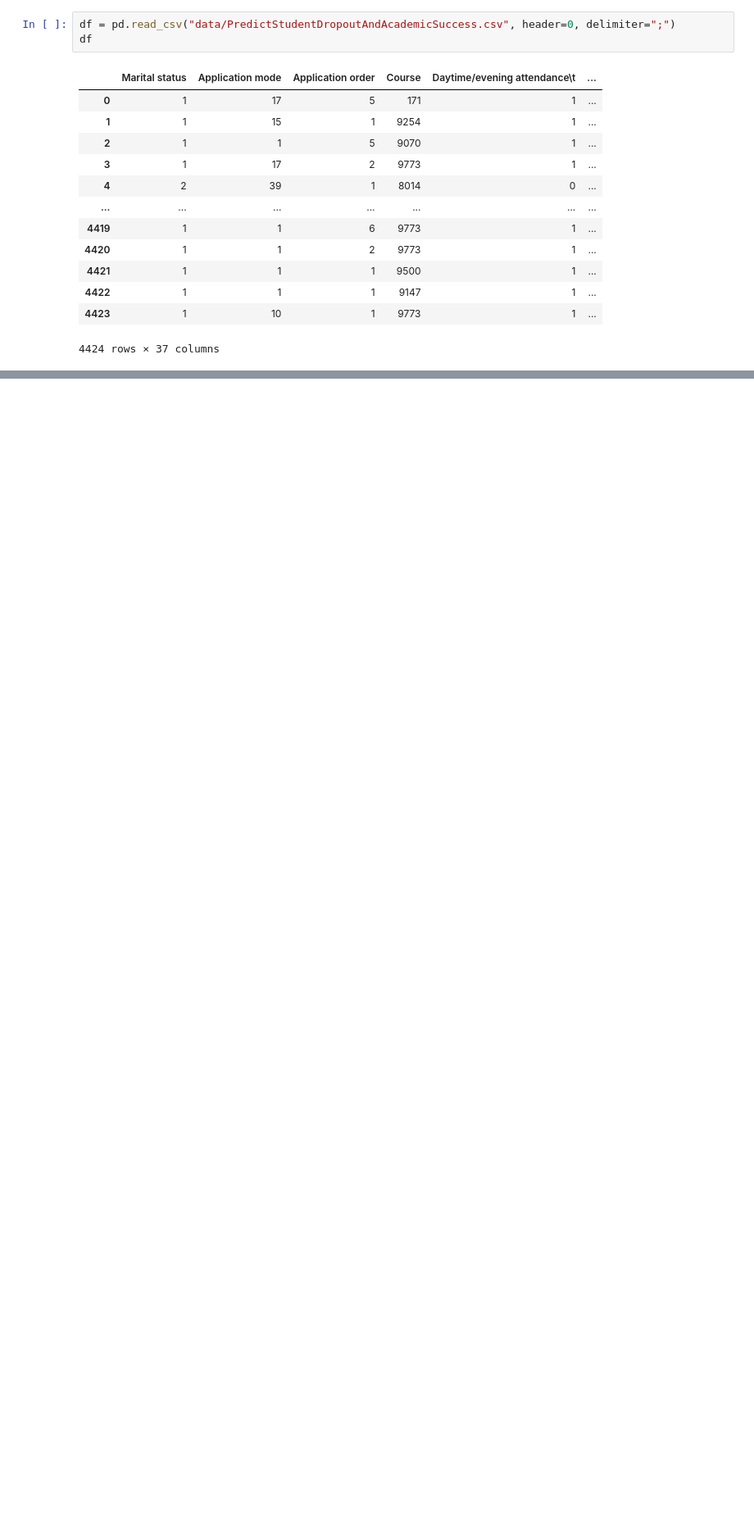
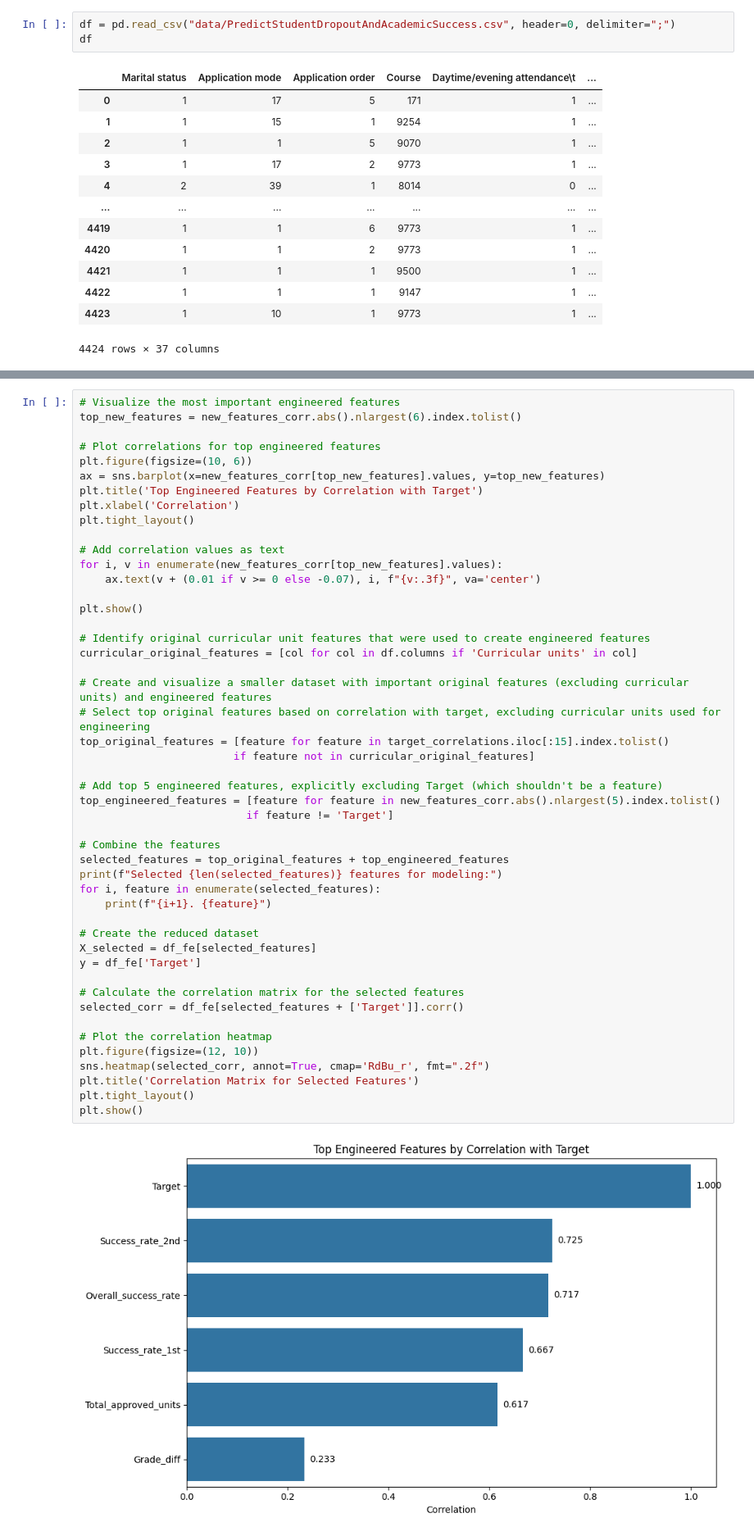
Before and after one commit to CuriousPercibal/info_era_peldak, a Jupyter notebook: Classification.ipynb, the cells around one changed output, grey strips where cells are left out. Shown at 82% size. Cells and saved outputs as stored; diff of their text form; blank space fills up the shorter version.

```diff
--- a/Classification.ipynb
+++ b/Classification.ipynb
@@ -75,0 +312,50 @@ Index(['Marital status', 'Application mode', 'Application order', 'Course',
+# %%
+# Visualize the most important engineered features
+top_new_features = new_features_corr.abs().nlargest(6).index.tolist()
+
+# Plot correlations for top engineered features
+plt.figure(figsize=(10, 6))
+ax = sns.barplot(x=new_features_corr[top_new_features].values, y=top_new_features)
+plt.title('Top Engineered Features by Correlation with Target')
+plt.xlabel('Correlation')
+plt.tight_layout()
+
+# Add correlation values as text
+for i, v in enumerate(new_features_corr[top_new_features].values):
+    ax.text(v + (0.01 if v >= 0 else -0.07), i, f"{v:.3f}", va='center')
+
+plt.show()
+
+# Identify original curricular unit features that were used to create engineered features
+curricular_original_features = [col for col in df.columns if 'Curricular units' in col]
+
+# Create and visualize a smaller dataset with important original features (excluding curricular units) and engineered features
+# Select top original features based on correlation with target, excluding curricular units used for engineering
+top_original_features = [feature for feature in target_correlations.iloc[:15].index.tolist()
+                        if feature not in curricular_original_features]
+
+# Add top 5 engineered features, explicitly excluding Target (which shouldn't be a feature)
+top_engineered_features = [feature for feature in new_features_corr.abs().nlargest(5).index.tolist()
+                          if feature != 'Target']
+
+# Combine the features
+selected_features = top_original_features + top_engineered_features
+print(f"Selected {len(selected_features)} features for modeling:")
+for i, feature in enumerate(selected_features):
+    print(f"{i+1}. {feature}")
+
+# Create the reduced dataset
+X_selected = df_fe[selected_features]
+y = df_fe['Target']
+
+# Calculate the correlation matrix for the selected features
+selected_corr = df_fe[selected_features + ['Target']].corr()
+
+# Plot the correlation heatmap
+plt.figure(figsize=(12, 10))
+sns.heatmap(selected_corr, annot=True, cmap='RdBu_r', fmt=".2f")
+plt.title('Correlation Matrix for Selected Features')
+plt.tight_layout()
+plt.show()
+# %% [output]
+[figure, added]
```
Also changed, not shown: parts of 17 cells of this notebook, 1 other file.
